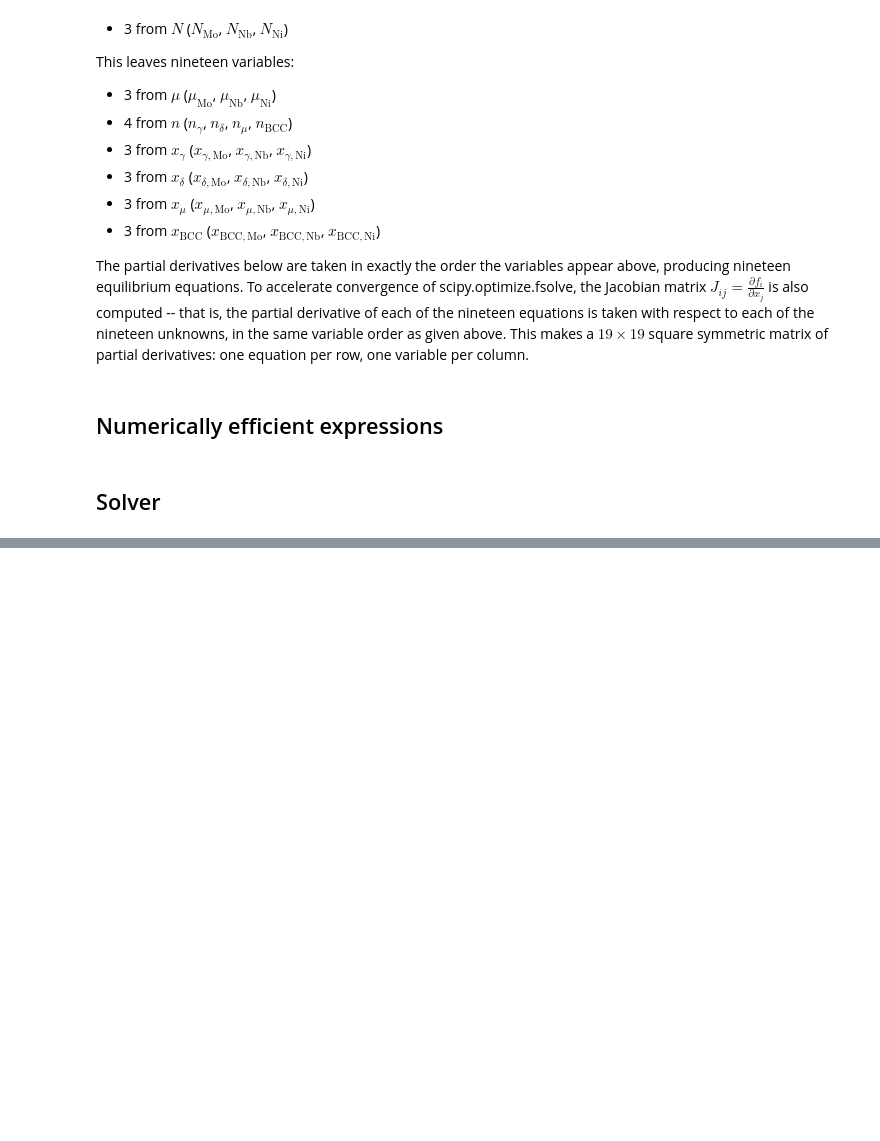
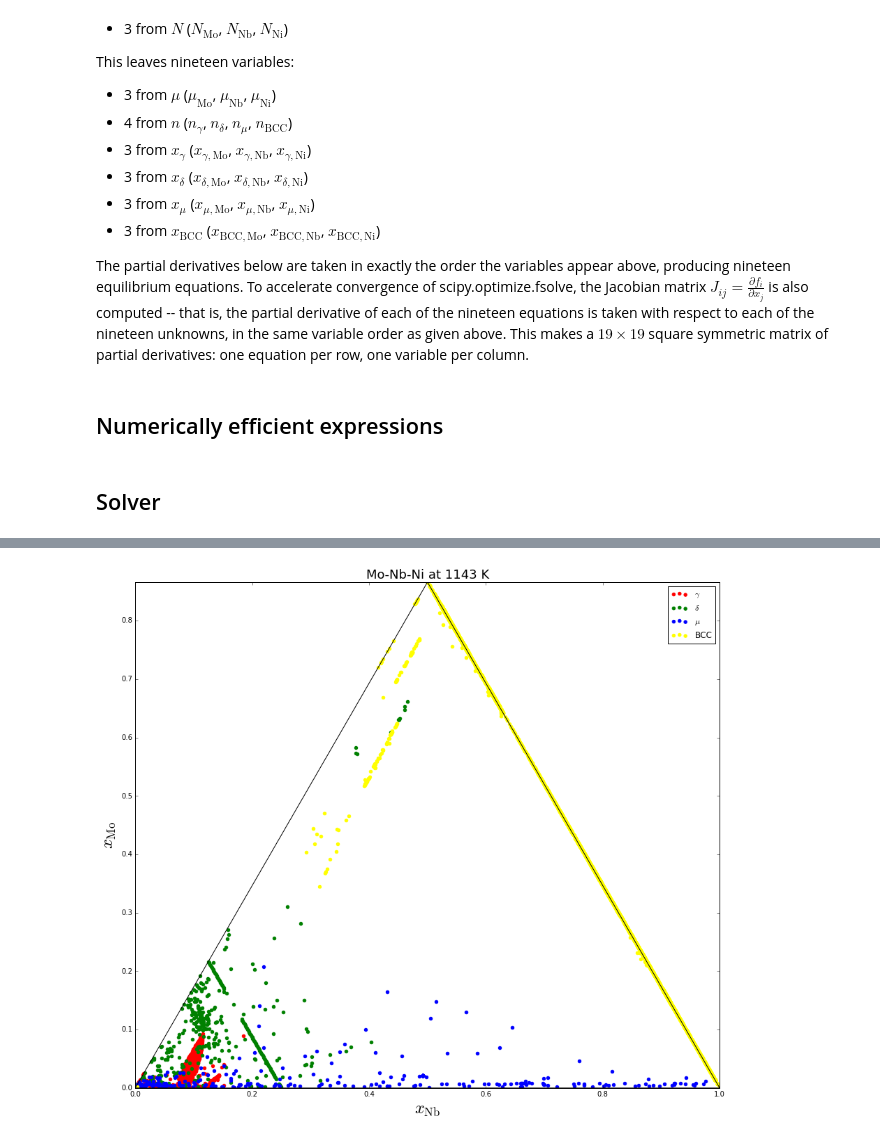
Before and after one commit to usnistgov/phasefield-precipitate-aging, a Jupyter notebook: CALPHAD_extraction.ipynb, the cells around one changed output, grey strips where cells are left out. Drawn from its saved outputs; the diff is of its cells as text; code cells hidden in the pictures; blank space fills up the shorter version.

```diff
--- a/CALPHAD_extraction.ipynb
+++ b/CALPHAD_extraction.ipynb
@@ -717,0 +1061,18 @@ plt.show()
+# %%
+# Plot filtered phase compositions
+pltsize = 15
+plt.figure(figsize=(pltsize, rt32*pltsize))
+plt.title("Mo-Nb-Ni at %.0f K"%temp, fontsize=18)
+plt.xlim([0,1])
+plt.ylim([0,rt32])
+plt.xlabel(r'$x_\mathrm{Nb}$', fontsize=24)
+plt.ylabel(r'$x_\mathrm{Mo}$', fontsize=24)
+plt.plot(XT, YT, '-k')
+plt.scatter(XXG, XYG, color='red',   label=r'$\gamma$')
+plt.scatter(XXD, XYD, color='green', label=r'$\delta$')
+plt.scatter(XXU, XYU, color='blue',  label=r'$\mu$')
+plt.scatter(XXB, XYB, color='yellow',label='BCC')
+plt.legend(loc='best')
+plt.show()
+# %% [output]
+[figure, added]
```
Also changed, not shown: parts of 12 cells of this notebook.
